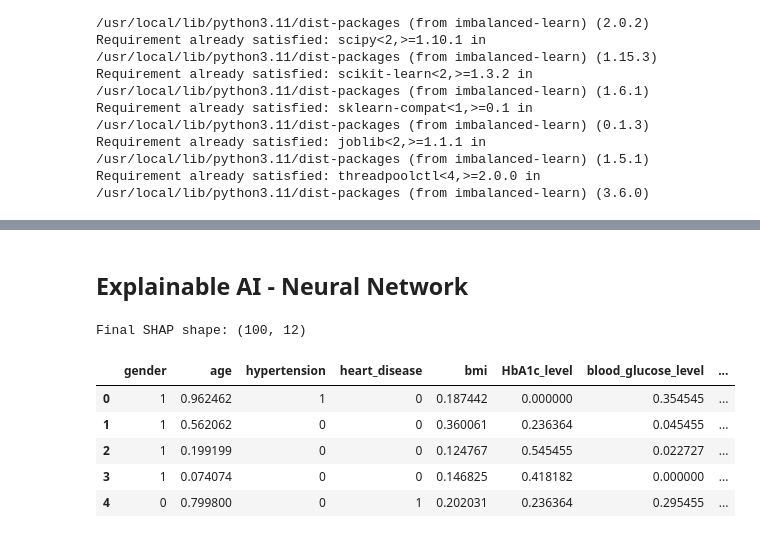
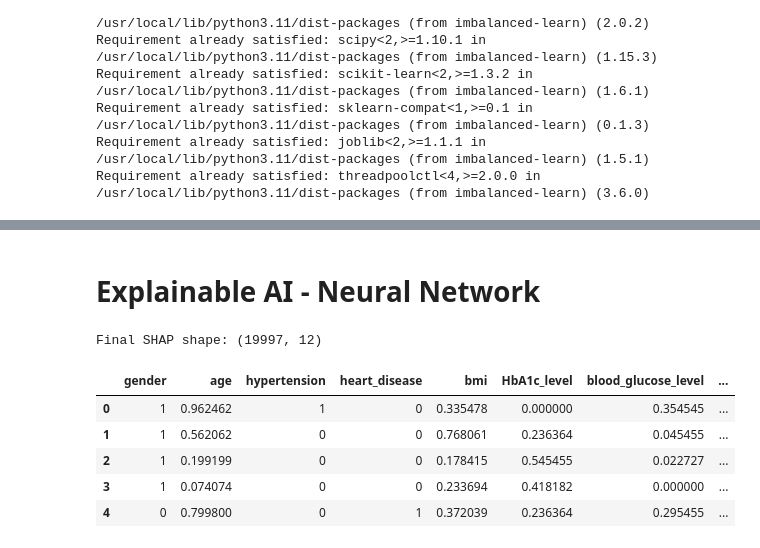
Before and after one commit to atasevski/IS_project, a Jupyter notebook: data_preprocessing_models.ipynb, the cells around one changed output, grey strips where cells are left out. Cells and saved outputs as stored; diff of their text form; code cells hidden in the pictures.

```diff
--- a/data_preprocessing_models.ipynb
+++ b/data_preprocessing_models.ipynb
@@ -231,0 +268,14 @@ X_train_smote, Y_train_smote = smote.fit_resample(X_train, Y_train)
+# %%
+from sklearn.ensemble import RandomForestClassifier
+
+# Grid Search for Random Forest
+param_grid = {
+    'n_estimators': [100, 200],
+    'max_depth': [10, 15, None],
+    'min_samples_split': [2, 5],
+    'class_weight': [None, 'balanced']
+}
+
+gs_rf = GridSearchCV(RandomForestClassifier(random_state=42), param_grid, cv=3, scoring="recall", n_jobs=-1)
+gs_rf.fit(X_train_smote, Y_train_smote)
+print("Best Parameters:", gs_rf.best_params_)
@@ -231,0 +284,11 @@ X_train_smote, Y_train_smote = smote.fit_resample(X_train, Y_train)
+# %%
+from sklearn.feature_selection import SelectFromModel
+
+# Feature selection
+sel_model = SelectFromModel(gs_rf.best_estimator_, prefit=True)
+X_train_sel = sel_model.transform(X_train_smote)
+X_test_sel = sel_model.transform(X_test)
+# %%
+# Final RF training on selected features
+model_RF = RandomForestClassifier(**gs_rf.best_params_, random_state=42)
+model_RF.fit(X_train_sel, Y_train_smote)
@@ -499,47 +578,49 @@ for i, explanation in enumerate(final_df_xgb['explanation'].head()):
 # %% [markdown]
-## Explainable AI - Neural Network
+# Explainable AI - Neural Network
 # %%
 import tensorflow as tf
 
 # Use the new __call__ style SHAP interface
 # shap_output = explainer(X_test_sample_np[:5])  # Returns an Explanation object
-shap_output = explainer(X_test_sample_np)
+X_test_np = X_test.to_numpy().astype(np.float32)
+
+shap_output = explainer(X_test_np)
 
 # Extract SHAP values and squeeze the last dimension
 shap_values_array = shap_output.values  # shape becomes (5, 12)
 
 print("Final SHAP shape:", shap_values_array.shape)
 # %% [output]
-Final SHAP shape: (100, 12)
+Final SHAP shape: (19997, 12)
 # %%
 feature_names = X_test.columns.tolist()
-X_sample_df = X_test_sample.reset_index(drop=True)
-Y_sample = Y_test.loc[X_test_sample.index].reset_index(drop=True)
+X_sample_df = X_test.reset_index(drop=True)
+Y_sample = Y_test.loc[X_test.index].reset_index(drop=True)
 
 y_probs = model_NN.predict(X_sample_df.values, verbose=0).flatten()
 y_pred = (y_probs >= 0.3).astype(int)
 
 # Generate explanations
 explanations = [
     generate_text_explanation(shap_values_array[i], X_sample_df.iloc[i], feature_names)
     for i in range(len(X_sample_df))
 ]
 
 final_df_nn = X_sample_df.copy()
 final_df_nn['true_diabetes'] = Y_sample
 final_df_nn['predicted_diabetes'] = y_pred
 final_df_nn['explanation'] = explanations
 
 
 # Preview
-final_df_xgb.head()
+final_df_nn.head()
 # %% [output]
 |  | gender | age | hypertension | heart_disease | bmi | HbA1c_level | blood_glucose_level | ... |
-| 0 | 1 | 0.962462 | 1 | 0 | 0.187442 | 0.000000 | 0.354545 | ... |
-| 1 | 1 | 0.562062 | 0 | 0 | 0.360061 | 0.236364 | 0.045455 | ... |
-| 2 | 1 | 0.199199 | 0 | 0 | 0.124767 | 0.545455 | 0.022727 | ... |
-| 3 | 1 | 0.074074 | 0 | 0 | 0.146825 | 0.418182 | 0.000000 | ... |
-| 4 | 0 | 0.799800 | 0 | 1 | 0.202031 | 0.236364 | 0.295455 | ... |
+| 0 | 1 | 0.962462 | 1 | 0 | 0.335478 | 0.000000 | 0.354545 | ... |
+| 1 | 1 | 0.562062 | 0 | 0 | 0.768061 | 0.236364 | 0.045455 | ... |
+| 2 | 1 | 0.199199 | 0 | 0 | 0.178415 | 0.545455 | 0.022727 | ... |
+| 3 | 1 | 0.074074 | 0 | 0 | 0.233694 | 0.418182 | 0.000000 | ... |
+| 4 | 0 | 0.799800 | 0 | 1 | 0.372039 | 0.236364 | 0.295455 | ... |
 # %%
 for i, explanation in enumerate(final_df_nn['explanation'].head()):
     print(f"{i}: {explanation}\n")
```
Also changed, not shown: parts of 38 cells of this notebook.
